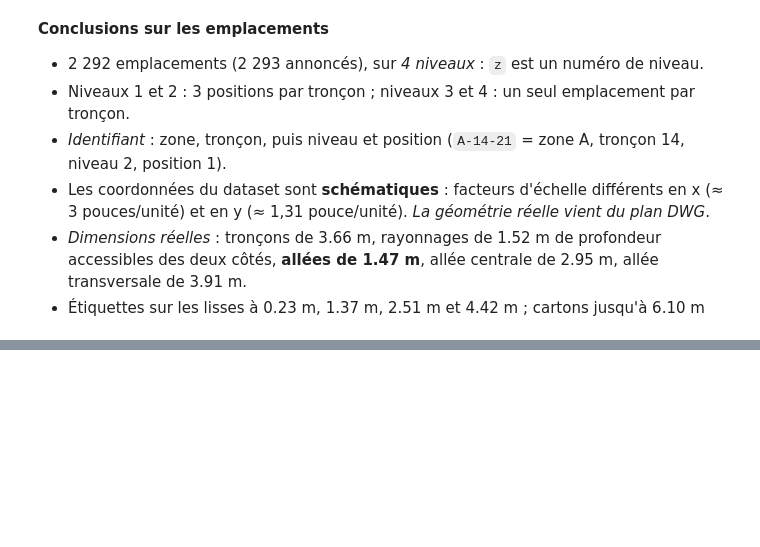
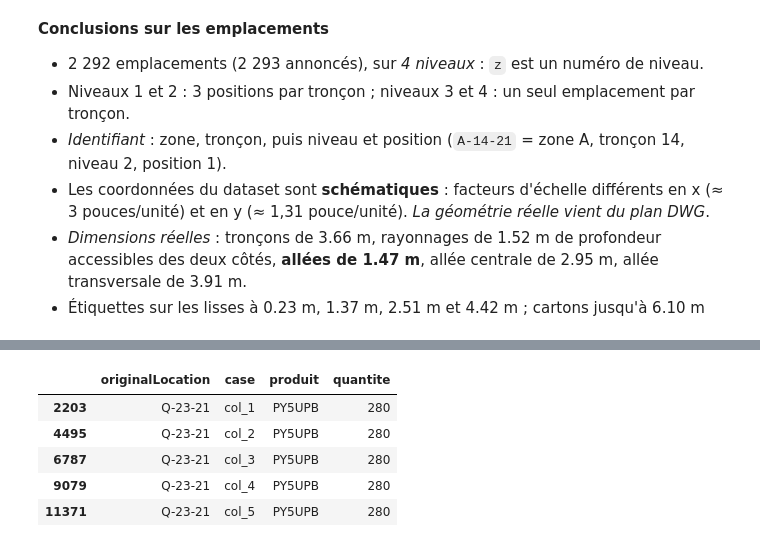
Before and after one commit to Manal-Ghita/warehouse-inventory-robot, a Jupyter notebook: notebooks/01_exploration_dataset.ipynb, the cells around one changed output, grey strips where cells are left out. Saved outputs shown, nothing was run; the diff lists cells and outputs as text; code cells hidden in the pictures; blank space fills up the shorter version.

```diff
--- a/notebooks/01_exploration_dataset.ipynb
+++ b/notebooks/01_exploration_dataset.ipynb
@@ -183,0 +291,10 @@ y : 1.3111111111111111
+# %%
+# valeurs extremes de quantite
+long.nlargest(5, "quantite")
+# %% [output]
+|  | originalLocation | case | produit | quantite |
+| 2203 | Q-23-21 | col_1 | PY5UPB | 280 |
+| 4495 | Q-23-21 | col_2 | PY5UPB | 280 |
+| 6787 | Q-23-21 | col_3 | PY5UPB | 280 |
+| 9079 | Q-23-21 | col_4 | PY5UPB | 280 |
+| 11371 | Q-23-21 | col_5 | PY5UPB | 280 |
```
Also changed, not shown: parts of 10 cells of this notebook.
